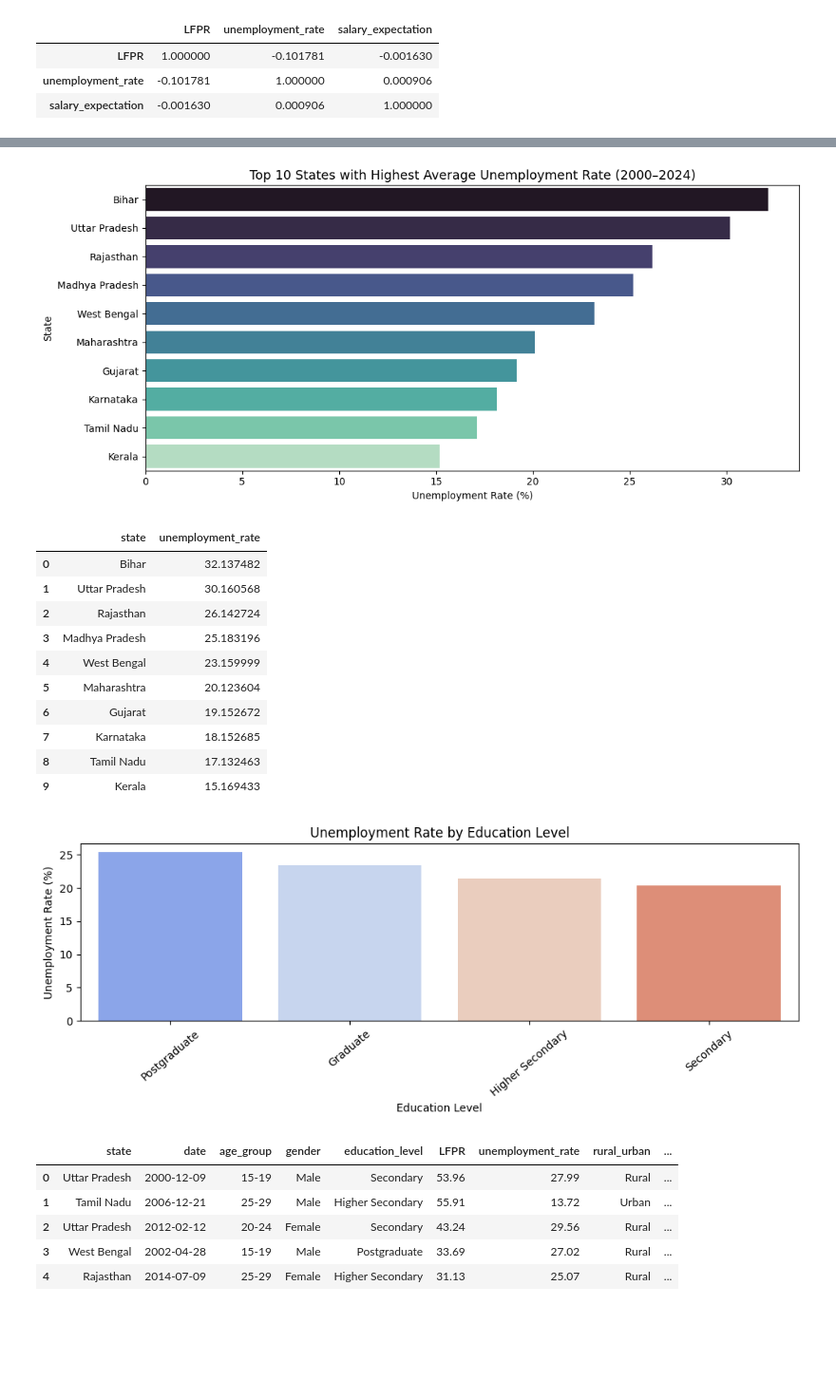
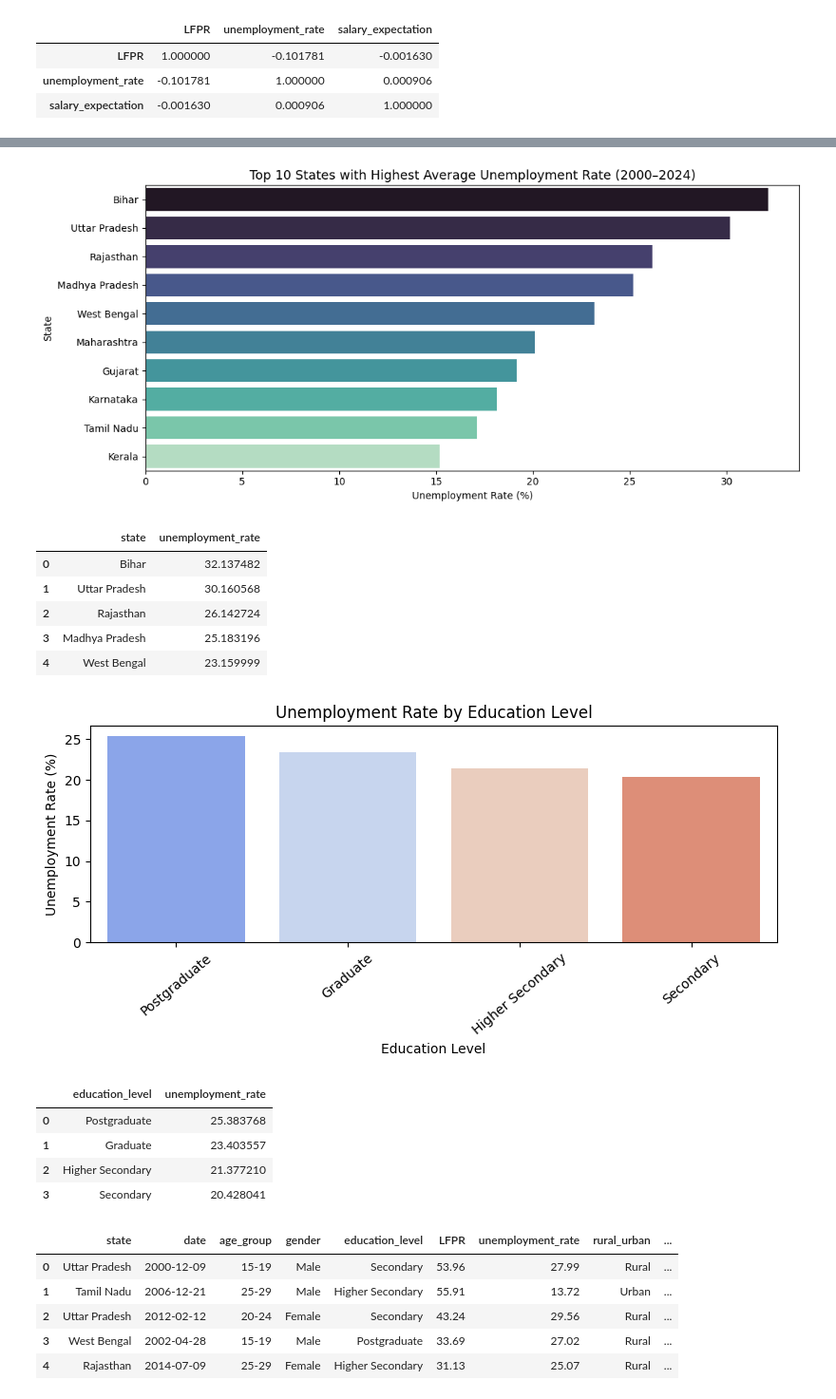
Before and after one commit to karan9551/project_unemployment_trend_analysis, a Jupyter notebook: Unemployment Trends Among Educated Youth in India.ipynb, the cells around one changed output, grey strips where cells are left out. Shown at 95% size. Saved outputs shown, nothing was run; the diff lists cells and outputs as text; code cells hidden in the pictures; blank space fills up the shorter version.

```diff
--- a/Unemployment Trends Among Educated Youth in India.ipynb
+++ b/Unemployment Trends Among Educated Youth in India.ipynb
@@ -197,18 +190,22 @@ sns.barplot(data=state_avg.head(10),
             y='state',
             hue='state',
             palette='mako',
-            dodge=False,legend=False
+            dodge=False,
+            legend=False
            )
 plt.title('Top 10 States with Highest Average Unemployment Rate (2000–2024)', fontsize=13)
 plt.xlabel('Unemployment Rate (%)')
 plt.ylabel('State')
 plt.tight_layout()
 # Save the most recent figure
-plt.savefig('../Project_Unemployment/output//statewise_unemployment.jpeg', dpi=100)
+plt.savefig('../Project_Unemployment/output//statewise_average Unemployment Rate (2000–2024).jpeg', dpi=100)
 plt.show()
+
+
 state_avg_unemployment= state_avg
-state_avg_unemployment.to_csv('../Project_Unemployment/output/statewise_unemployment.csv',index=False)
-state_avg_unemployment
+# to save csv file
+state_avg_unemployment.to_csv('../Project_Unemployment/csv_output/statewise_average Unemployment Rate (2000–2024).csv',index=False)
+state_avg_unemployment.head(5)
 # %% [output]
 [figure]
 |  | state | unemployment_rate |
@@ -217,27 +214,30 @@ state_avg_unemployment
 | 2 | Rajasthan | 26.142724 |
 | 3 | Madhya Pradesh | 25.183196 |
 | 4 | West Bengal | 23.159999 |
-| 5 | Maharashtra | 20.123604 |
-| 6 | Gujarat | 19.152672 |
-| 7 | Karnataka | 18.152685 |
-| 8 | Tamil Nadu | 17.132463 |
-| 9 | Kerala | 15.169433 |
 # %%
 edu_avg=df.groupby('education_level')['unemployment_rate'].mean().sort_values(ascending=False).reset_index()
 
-plt.figure(figsize=(10, 4))
+plt.figure(figsize=(8, 4))
 sns.barplot(data=edu_avg, x='education_level', y='unemployment_rate',hue='education_level', palette='coolwarm')
 plt.title('Unemployment Rate by Education Level', fontsize=12)
 plt.xlabel('Education Level')
 plt.ylabel('Unemployment Rate (%)')
 plt.xticks(rotation=40)
 plt.tight_layout()
-plt.savefig('../Project_Unemployment/output//Unemployment Rate by Education Level.jpeg', dpi=100)
+plt.savefig('../Project_Unemployment/output/Unemployment Rate by Education Level.jpeg', dpi=100)
 plt.show()
+
 edu_level_unemployment= edu_avg
-edu_level_unemployment.to_csv('../Project_Unemployment/output/Unemployment Rate by Education Level.csv', index=False)
+# to save csv file
+edu_level_unemployment.to_csv('../Project_Unemployment/csv_output/Unemployment Rate by Education Level.csv',index=False)
+edu_level_unemployment
 # %% [output]
-[figure, old version]
+[figure, new version]
+|  | education_level | unemployment_rate |
+| 0 | Postgraduate | 25.383768 |
+| 1 | Graduate | 23.403557 |
+| 2 | Higher Secondary | 21.377210 |
+| 3 | Secondary | 20.428041 |
 # %%
 df.head()
 # %% [output]
```
Also changed, not shown: parts of 10 cells of this notebook, 24 other files.
